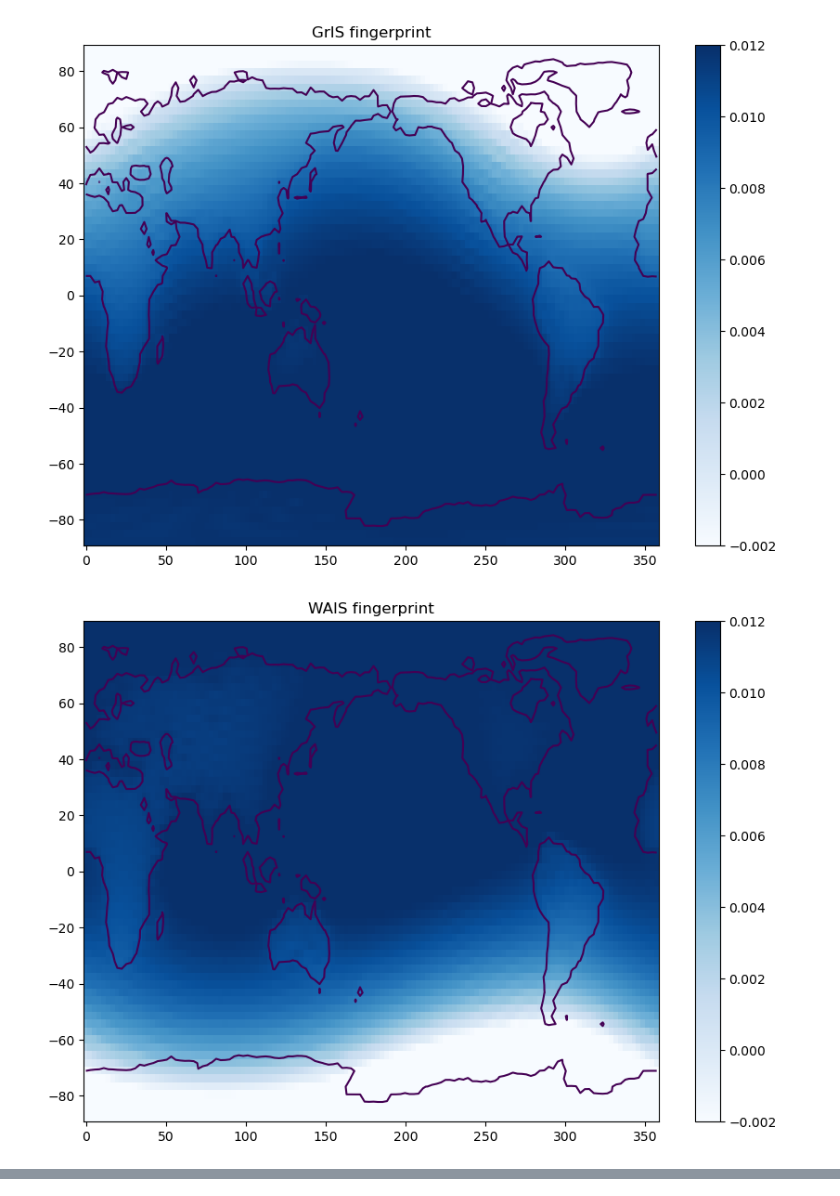
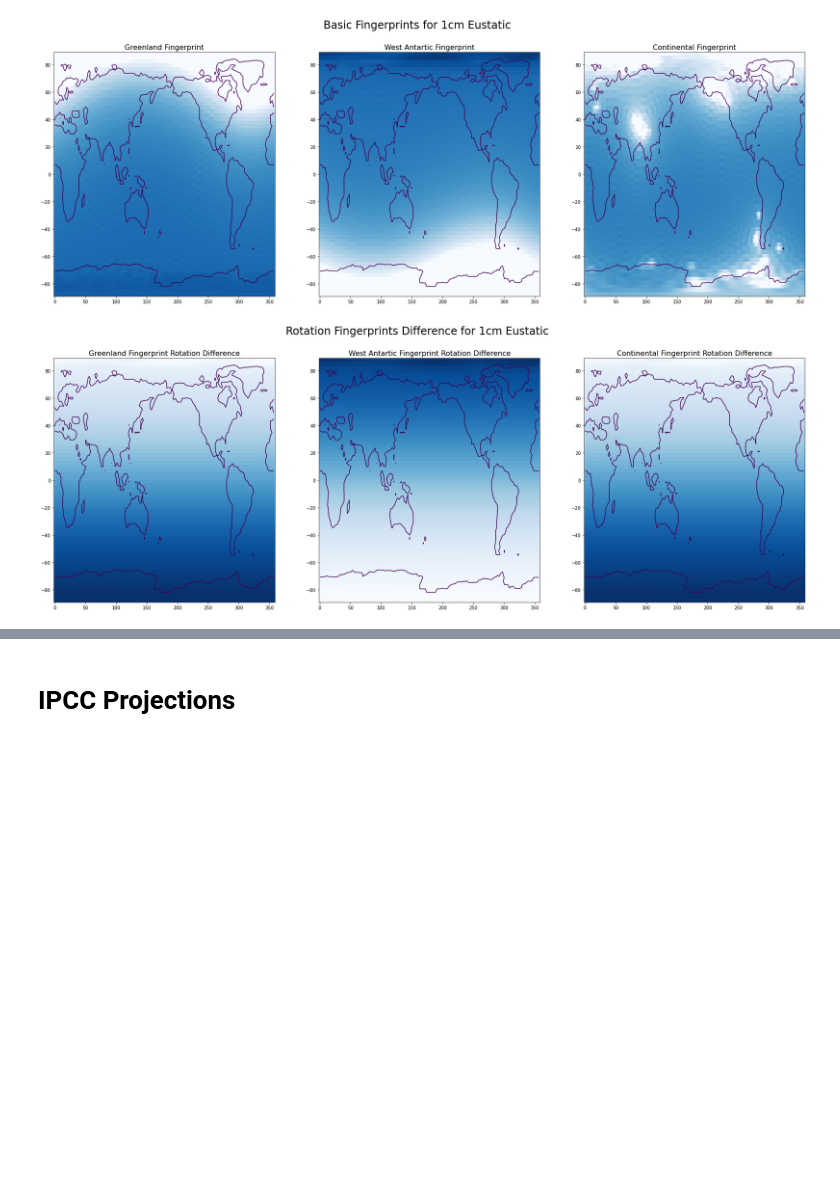
Before and after one commit to nathan99sun/AM-205-Sea-Level-Rise, a Jupyter notebook: SLR_Clean.ipynb, the cells around one changed output, grey strips where cells are left out. Drawn from its saved outputs; the diff is of its cells as text; code cells hidden in the pictures; blank space fills up the shorter version.

```diff
--- a/SLR_Clean.ipynb
+++ b/SLR_Clean.ipynb
@@ -235,5 +247,11 @@ def fingerprint(ice_sheet,eustatic = .01, rotation=True):
 # %%
+## NO ROTATION
 GrIS_fingerprint = fingerprint("Greenland_mask", rotation=False)
 WAIS_fingerprint = fingerprint("WAIS_mask", rotation=False)
 CONT_fingerprint = fingerprint("CONT", rotation=False)
+
+## ROTATION
+GrIS_fingerprint_rot = fingerprint("Greenland_mask", rotation = True)
+WAIS_fingerprint_rot = fingerprint("WAIS_mask", rotation = True)
+CONT_fingerprint_rot = fingerprint("CONT", rotation = True)
 # %% [output]
@@ -245,34 +263,33 @@ Converged after  4  iterations. Chi was  4.3275367470898066e-05
 # %%
-## Plot the Fingerprints
+## VISUALIZE
+# no rotation
+FPs = [GrIS_fingerprint,WAIS_fingerprint,CONT_fingerprint]
+TITLES = ['Greenland','West Antartic','Continental']
 
-# GrIS
-fig = plt.figure(figsize=(10,7))
-plt.pcolor(lon_out, lat_out, np.fliplr(np.flip(GrIS_fingerprint.real[0:N,0:2*N])), vmin=-0.002, vmax=.012,cmap = cm) #x,y,c
-plt.colorbar()
-plt.contour(lon_out, lat_out,np.fliplr(np.flip(topo_pres_plot)),levels=[0])
-plt.title('GrIS fingerprint')
-plt.savefig('plots/GrIS_fp.png')
+fig, ax = plt.subplots(1,3,figsize=(30, 10))
+fig.suptitle('Basic Fingerprints for 1cm Eustatic', fontsize = 24)
+for n in range(3):
+    FP = FPs[n]
+    ax[n].pcolor(lon_out, lat_out, np.fliplr(np.flip(FP.real[0:N,0:2*N])),cmap = cm, vmin=-0.002, vmax=.012)
+    ax[n].contour(lon_out, lat_out,np.fliplr(np.flip(topo_pres_plot)),levels=[0])
+    ax[n].set_title(f'{TITLES[n]} Fingerprint', fontsize = 16)
+plt.savefig(f'plots/fingerprints.png')
 plt.show()
 
-# WAIS
-fig = plt.figure(figsize=(10,7))
-plt.pcolor(lon_out, lat_out, np.fliplr(np.flip(WAIS_fingerprint.real[0:N,0:2*N])), vmin=-0.002, vmax=.012,cmap = cm) #x,y,c
-plt.colorbar()
-plt.contour(lon_out, lat_out,np.fliplr(np.flip(topo_pres_plot)),levels=[0])
-plt.plot()
-plt.title('WAIS fingerprint')
-plt.savefig('plots/WAIS_fp.png')
+# difference
+
+FPs_rot = [GrIS_fingerprint_rot,WAIS_fingerprint_rot,CONT_fingerprint_rot]
+TITLES = ['Greenland','West Antartic','Continental']
+
+fig, ax = plt.subplots(1,3,figsize=(30, 10))
+fig.suptitle('Rotation Fingerprints Difference for 1cm Eustatic', fontsize = 24)
+for n in range(3):
+    FP = FPs_rot[n]-FPs[n]
+    ax[n].pcolor(lon_out, lat_out, np.fliplr(np.flip(FP.real[0:N,0:2*N])),cmap = cm)
+    ax[n].contour(lon_out, lat_out,np.fliplr(np.flip(topo_pres_plot)),levels=[0])
+    ax[n].set_title(f'{TITLES[n]} Fingerprint Rotation Difference', fontsize = 16)
+plt.savefig(f'plots/fingerprints_rotation.png')
 plt.show()
-
-# CONT
-fig = plt.figure(figsize=(10,7))
-plt.pcolor(lon_out, lat_out, np.fliplr(np.flip(CONT_fingerprint.real[0:N,0:2*N])), vmin=-0.002, vmax=.012,cmap = cm) #x,y,c
-plt.colorbar()
-plt.contour(lon_out, lat_out,np.fliplr(np.flip(topo_pres_plot)),levels=[0])
-plt.plot()
-plt.title('Continental fingerprint')
-plt.savefig('plots/Cont_fp.png')
-plt.show()
 # %% [output]
-[figure, old version]
+[figure, new version]
-[figure, old version]
+[figure, new version]
@@ -280,3 +296,5 @@ plt.show()
+# %% [markdown]
+# IPCC Projections
 # %%
 # IPCC PROJECTIONS
 # todo: IPCC scenarios
```
Also changed, not shown: parts of 15 cells of this notebook, 15 other files.
